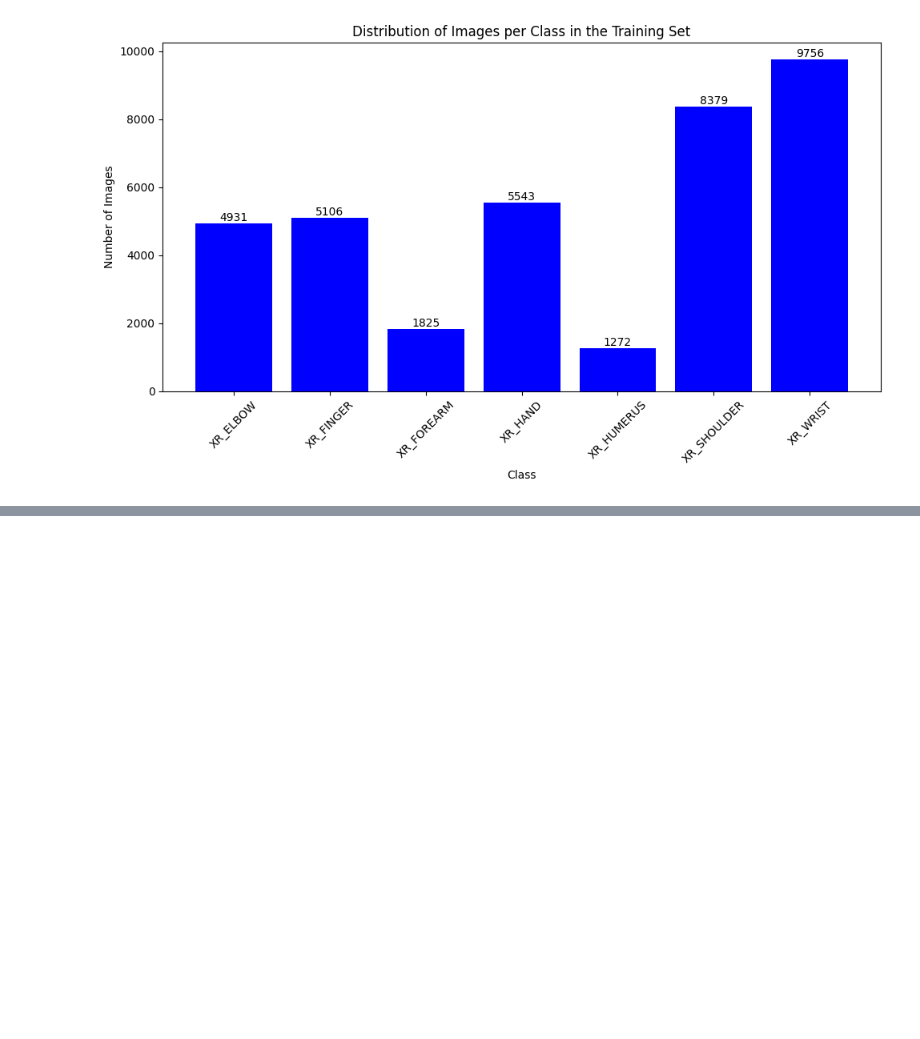
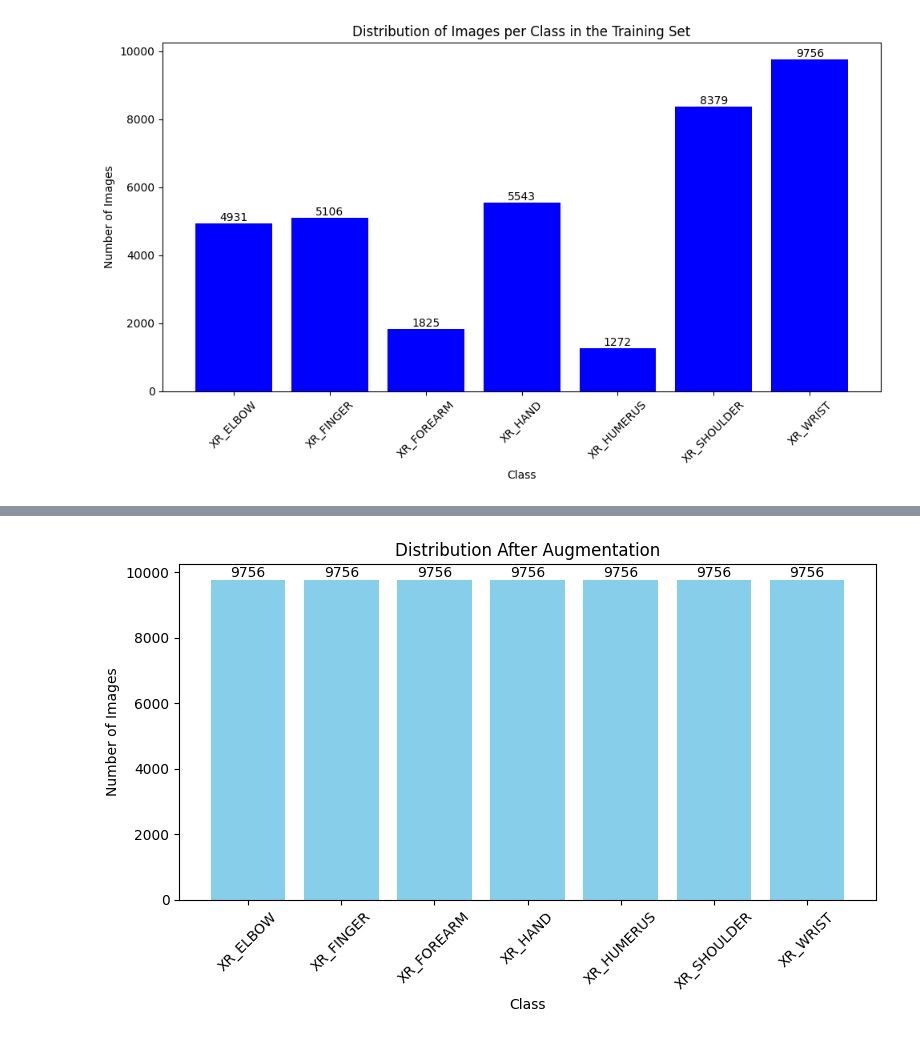
Before and after one commit to neutr0nslayer/CSE475, a Jupyter notebook: project.ipynb, the cells around one changed output, grey strips where cells are left out. Drawn from its saved outputs; the diff is of its cells as text; code cells hidden in the pictures; blank space fills up the shorter version.

```diff
--- a/project.ipynb
+++ b/project.ipynb
@@ -79,0 +156,15 @@ plt.show()
+# %%
+# Recalculate and show the distribution of images after augmentation
+new_images_count = {}
+for cdir in class_dirs:
+    cpath = os.path.join(train_dir, cdir)
+    cnt = 0
+    for r, d, f in os.walk(cpath):
+        cnt += sum(1 for x in f if x.lower().endswith('.png'))
+    new_images_count[cdir] = cnt
+
+new_total = sum(new_images_count.values())
+print("Total images in the train directory after augmentation:", new_total)
+print("Images count per class after augmentation:")
+for k, v in new_images_count.items():
+    print(f"{k}: {v}")
@@ -79,0 +181,20 @@ plt.show()
+# %%
+labels = list(new_images_count.keys())
+values = list(new_images_count.values())
+
+plt.figure(figsize=(8, 5))
+bars = plt.bar(labels, values, color='skyblue')
+plt.xlabel('Class')
+plt.ylabel('Number of Images')
+plt.title('Distribution After Augmentation')
+plt.xticks(rotation=45)
+
+for bar, val in zip(bars, values):
+    height = bar.get_height()
+    plt.text(bar.get_x() + bar.get_width() / 2, height, str(val),
+             ha='center', va='bottom')
+
+plt.tight_layout()
+plt.show()
+# %% [output]
+[figure, added]
```
Also changed, not shown: parts of 7 cells of this notebook, 1 other file.
